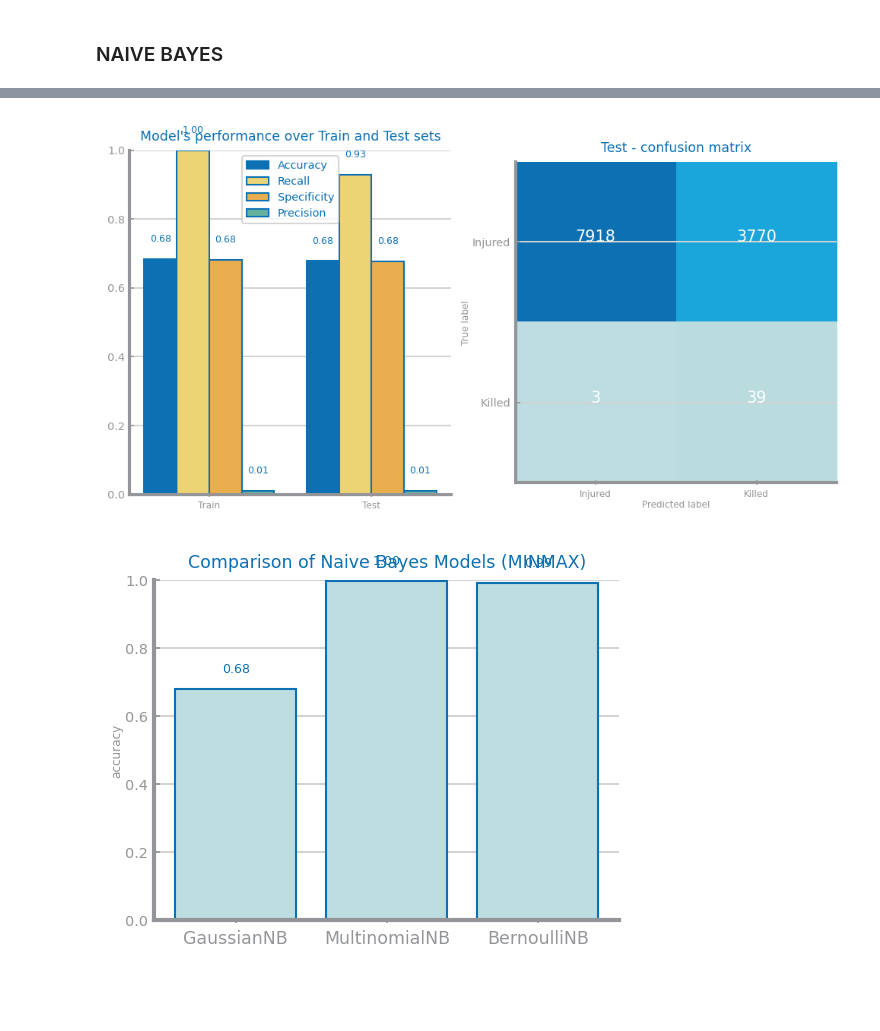
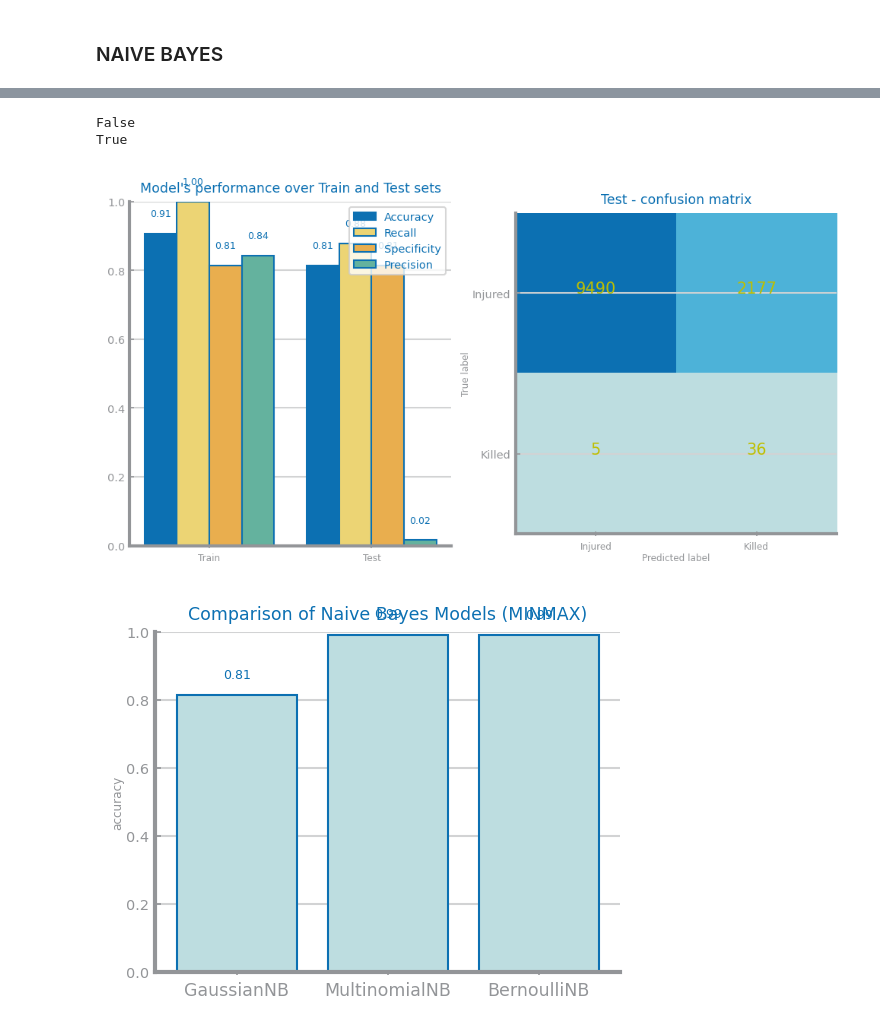
Before and after one commit to falc00/projetoCD, a Jupyter notebook: lab4_dataset1.ipynb, the cells around one changed output, grey strips where cells are left out. Saved outputs shown, nothing was run; the diff lists cells and outputs as text; code cells hidden in the pictures; blank space fills up the shorter version.

```diff
--- a/lab4_dataset1.ipynb
+++ b/lab4_dataset1.ipynb
@@ -49,28 +55,34 @@ FileNotFoundError: [Errno 2] No such file or directory: 'data/nyc_collisions_sca
 # %%
 #PREPARE TRAIN AND TEST MINMAX
 train_minmax: DataFrame = read_csv(f'{filename_minmax}_train_smote.csv')
 test_minmax: DataFrame = read_csv(f'{filename_minmax}_test.csv')
 
-train_minmax.drop(['CRASH_DATE','CRASH_TIME','PERSON_ID'], axis=1, inplace=True)
-test_minmax.drop(['CRASH_DATE','CRASH_TIME','PERSON_ID'],axis=1, inplace=True)
+print(len(train_minmax.columns) == len(test_minmax.columns))
+
+#train_zscore.drop(['CRASH_DATE','CRASH_TIME','PERSON_ID'], axis=1, inplace=True)
+test_minmax.drop(['CRASH_DATE','CRASH_TIME'],axis=1, inplace=True) #,'PERSON_ID'
+
+print(len(train_minmax.columns) == len(test_minmax.columns))
 
 trnY_minmax: np.ndarray = train_minmax.pop(target).values
 trnX_minmax: np.ndarray = train_minmax.values
 labels = unique(trnY_minmax)
 labels.sort()
 
 tstY_minmax: np.ndarray = test_minmax.pop(target).values
 tstX_minmax: np.ndarray = test_minmax.values
 
 clf = GaussianNB()
 clf.fit(trnX_minmax, trnY_minmax)
 prd_trn = clf.predict(trnX_minmax)
 prd_tst = clf.predict(tstX_minmax)
 plot_evaluation_results(labels, trnY_minmax, prd_trn, tstY_minmax, prd_tst)
 savefig('images/{file_tag}_nb_best_minmax.png')
 show()
 # %% [output]
+False
+True
-[figure, old version]
+[figure, new version]
 # %%
 #MINMAX STUDY
 estimators = {'GaussianNB': GaussianNB(),
@@ -92,7 +104,7 @@ bar_chart(xvalues, yvalues, title='Comparison of Naive Bayes Models (MINMAX)', y
 savefig(f'images/{file_tag_minmax}_nb_study_minmax.png')
 show()
 # %% [output]
-[figure, old version]
+[figure, new version]
 # %%
 #ZSCORE STUDY
 estimators = {'GaussianNB': GaussianNB(),
```
Also changed, not shown: parts of 2 cells of this notebook.
